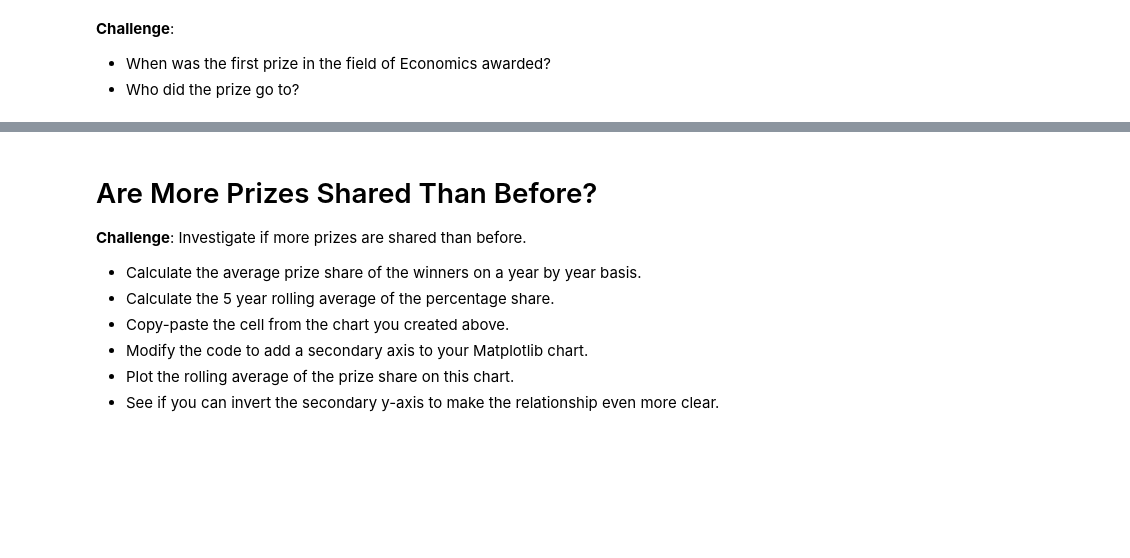
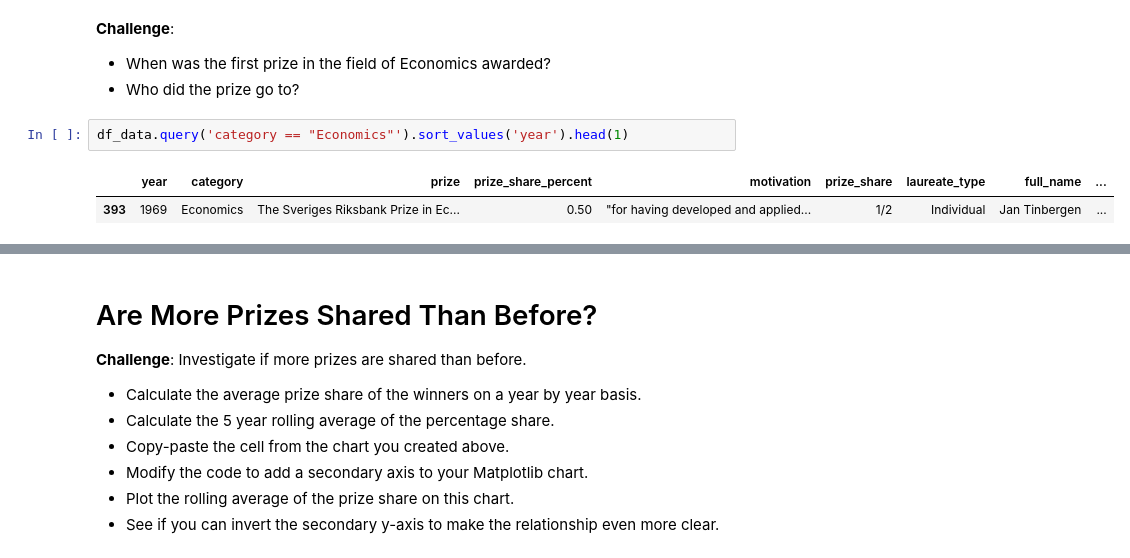
Before and after one commit to womaro/Story, a Jupyter notebook: Nobel_Prize_Analysis_(start).ipynb, the cells around one changed output, grey strips where cells are left out. Saved outputs shown, nothing was run; the diff lists cells and outputs as text; blank space fills up the shorter version.

```diff
--- a/Nobel_Prize_Analysis_(start).ipynb
+++ b/Nobel_Prize_Analysis_(start).ipynb
@@ -264,6 +279,11 @@ bar.show()
 **Challenge**:
 * When was the first prize in the field of Economics awarded?
 * Who did the prize go to?
+# %%
+df_data.query('category == "Economics"').sort_values('year').head(1)
+# %% [output]
+|  | year | category | prize | prize_share_percent | motivation | prize_share | laureate_type | full_name | ... |
+| 393 | 1969 | Economics | The Sveriges Riksbank Prize in Ec... | 0.50 | "for having developed and applied... | 1/2 | Individual | Jan Tinbergen | ... |
 # %% [markdown]
 # Male and Female Winners by Category
 
```
Also changed, not shown: parts of 5 cells of this notebook.
